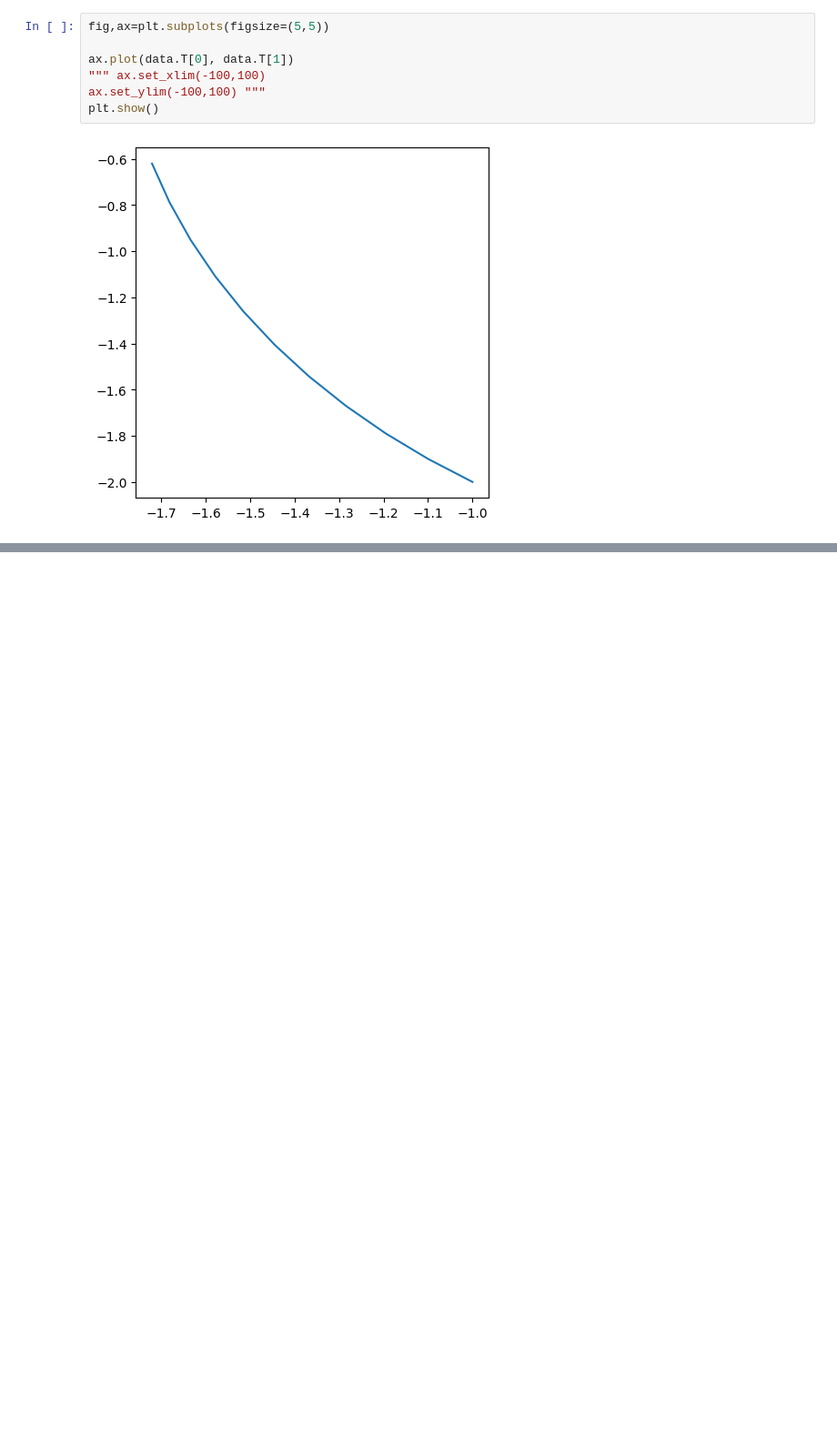
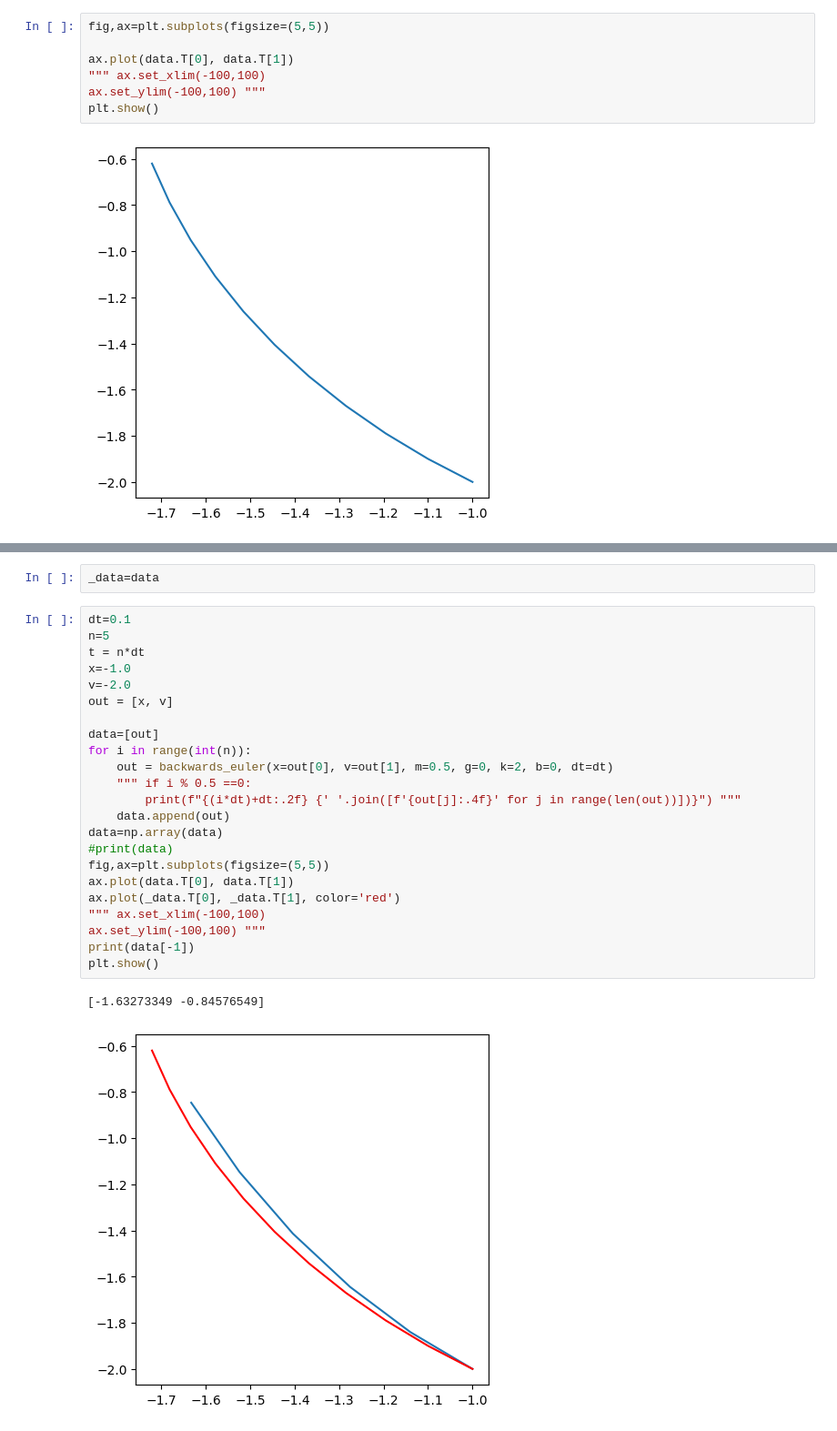
Before and after one commit to peter-clark/nonlinear-dynamics, a Jupyter notebook: 3-Flows/ODES.ipynb, the cells around one changed output, grey strips where cells are left out. Shown: that part at 91% size. Drawn from its saved outputs; the diff is of its cells as text; blank space fills up the shorter version.

```diff
--- a/3-Flows/ODES.ipynb
+++ b/3-Flows/ODES.ipynb
@@ -79 +79,29 @@ def backwards_euler(x, v, m, g, k, b, dt):
     return output
+# %%
+_data=data
+# %%
+dt=0.1
+n=5
+t = n*dt
+x=-1.0
+v=-2.0
+out = [x, v]
+
+data=[out]
+for i in range(int(n)):
+    out = backwards_euler(x=out[0], v=out[1], m=0.5, g=0, k=2, b=0, dt=dt)
+    """ if i % 0.5 ==0:
+        print(f"{(i*dt)+dt:.2f} {' '.join([f'{out[j]:.4f}' for j in range(len(out))])}") """
+    data.append(out)
+data=np.array(data)
+#print(data)
+fig,ax=plt.subplots(figsize=(5,5))
+ax.plot(data.T[0], data.T[1])
+ax.plot(_data.T[0], _data.T[1], color='red')
+""" ax.set_xlim(-100,100)
+ax.set_ylim(-100,100) """
+print(data[-1])
+plt.show()
+# %% [output]
+[-1.63273349 -0.84576549]
+[figure, added]
```
Also changed, not shown: parts of 3 cells of this notebook, 5 other files.
